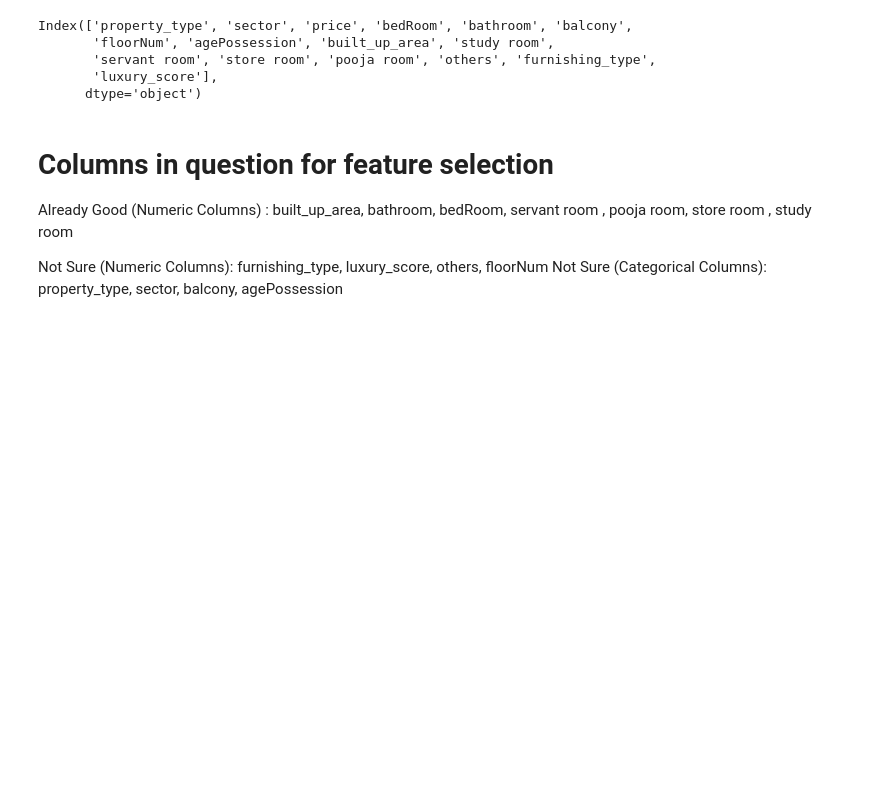
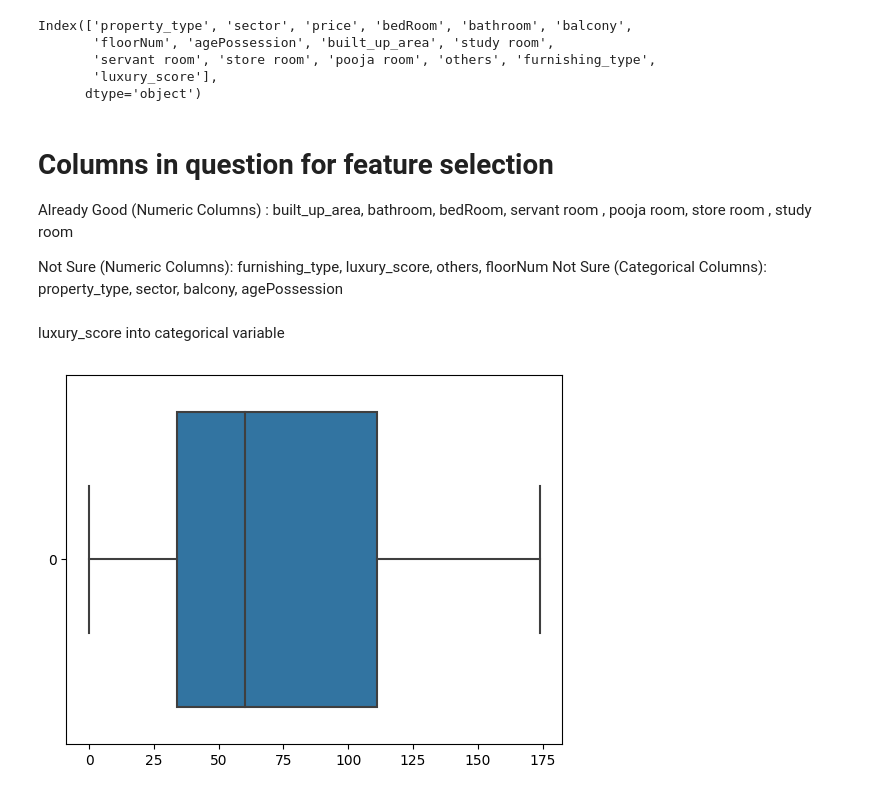
Before and after one commit to Data-Gyan/HousingAdvisor, a Jupyter notebook: featureSelection-featureEngineering.ipynb, the cells around one changed output. Drawn from its saved outputs; the diff is of its cells as text; code cells hidden in the pictures; blank space fills up the shorter version.

```diff
--- a/featureSelection-featureEngineering.ipynb
+++ b/featureSelection-featureEngineering.ipynb
@@ -98,3 +98,10 @@ Already Good (Numeric Columns) : built_up_area, bathroom, bedRoom,   servant roo
 
 Not Sure (Numeric Columns): furnishing_type, luxury_score, others, floorNum
 Not Sure (Categorical Columns): property_type, sector, balcony, agePossession
+# %% [markdown]
+luxury_score into categorical variable
+# %%
+sns.boxplot(train_df['luxury_score'], orient='h')
+plt.show()
+# %% [output]
+[figure, added]
```
Also changed, not shown: parts of 14 cells of this notebook.
